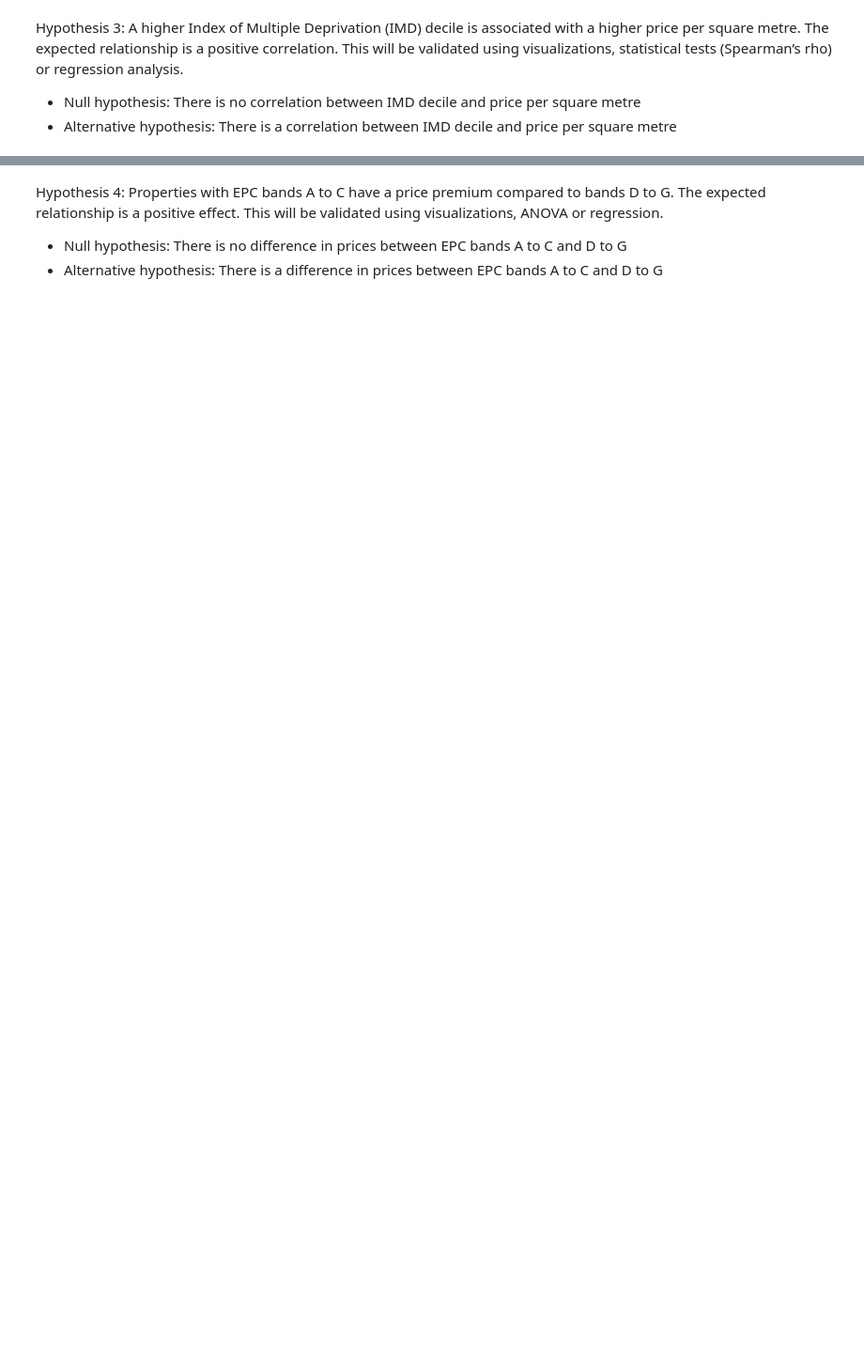
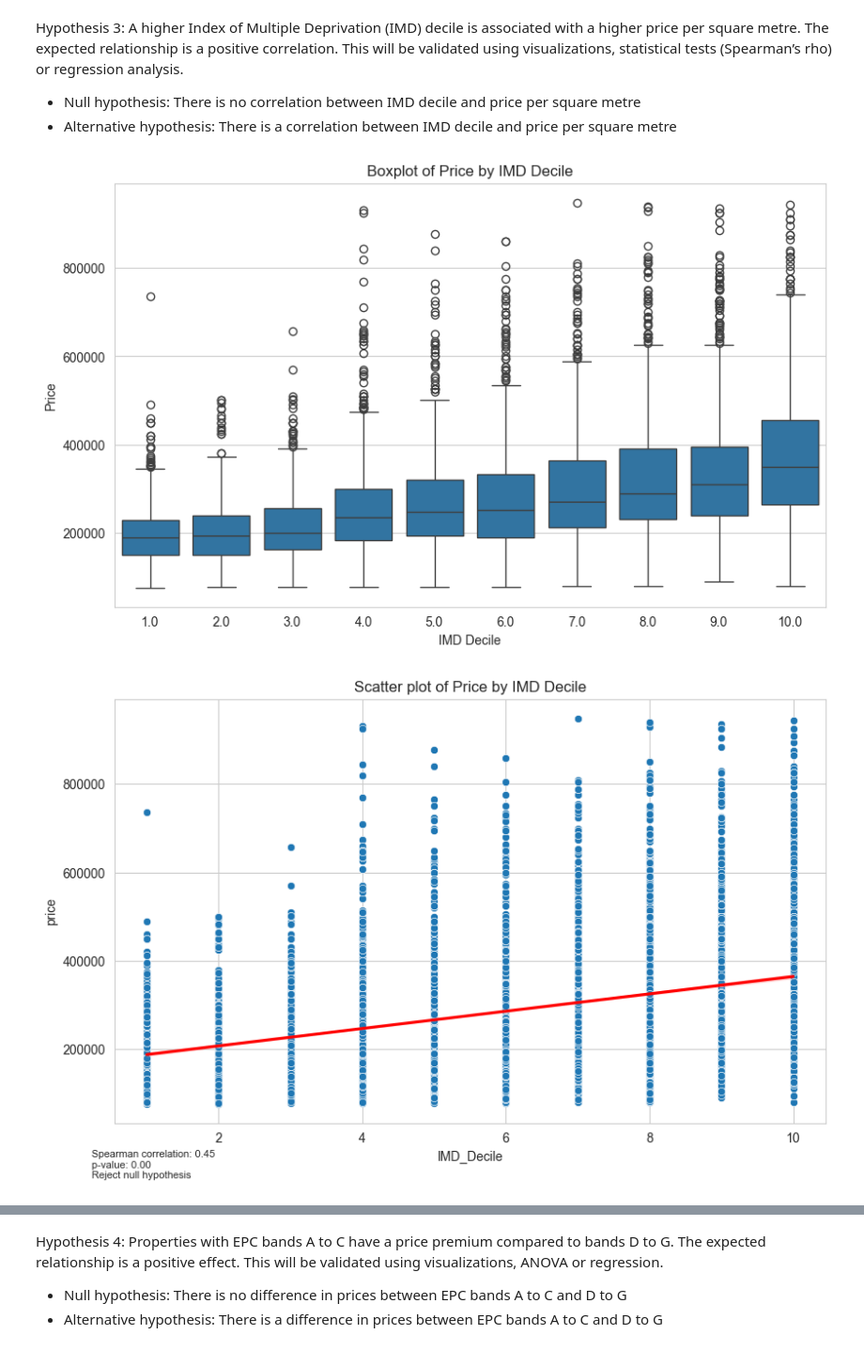
Before and after one commit to maleeper/Midlands_House_Prices, a Jupyter notebook: jupyter_notebooks/07 EDA and Hypotheses tests.ipynb, the cells around one changed output, grey strips where cells are left out. Shown at 94% size. Saved outputs shown, nothing was run; the diff lists cells and outputs as text; code cells hidden in the pictures; blank space fills up the shorter version.

```diff
--- a/jupyter_notebooks/07 EDA and Hypotheses tests.ipynb
+++ b/jupyter_notebooks/07 EDA and Hypotheses tests.ipynb
@@ -96,33 +125,6 @@ print(tukey)
 # %% [markdown]
 All pairwise comparisons are significant i.e. All property types have significantly different prices from each other
 We therefore reject the null hypothesis for all group comparisons and conclude that there is a statistically significant difference between all property types.
-# %%
-# What about price per sqm by property type?
-# plot boxplot of price per sqm by property_type sorted by property_type_order
-plt.figure(figsize=(10, 6))
-sns.boxplot(data=df, x='property_type', y='price_per_sqm', order=mean_prices.index)
-plt.title('Boxplot of Price per sqm by Property Type')
-plt.xlabel('Property Type')
-plt.ylabel('Price per sqm')
-plt.show()
-# # As we have multiple property types, we can use Tukey's HSD to find out which property types are different
-df['price_per_sqm'] = df['price'] / df['total_floor_area']
-tukey = pairwise_tukeyhsd(endog=df['price_per_sqm'], groups=df['property_type'], alpha=0.05)
-print(tukey)
-
-# set the legend labels to the property_type concatenated with the property_type_order
-df['property_type_order_legend'] = df['property_type_order'].astype(str) + ' - ' + df['property_type']
-
-# plot histogram of price per sqm distribution of property_type
-plt.figure(figsize=(10, 6))
-sns.histplot(data=df, x='price_per_sqm', hue='property_type_order_legend', bins=30, alpha=0.5, kde=True)
-plt.title('Histogram of Price per sqm by Property Type')
-plt.xlabel('Price per sqm')
-plt.ylabel('Frequency')
-plt.show()
-
-# drop intermediate columns used for plotting
-df = df.drop(columns=['property_type_order_legend'])
 # %%
 # visualize the relationship using an interactive scatter plot in plotly
 import plotly.express as px
@@ -203,47 +218,51 @@ Hypothesis 3: A higher Index of Multiple Deprivation (IMD) decile is associated
 df['price_per_sqm'] = df['price'] / df['total_floor_area']
 df.head()
 # %%
-# Hypothesis 3: A higher Index of Multiple Deprivation (IMD) decile is associated with a higher price per square metre. The expected relationship is a positive correlation. This will be validated using visualizations, statistical tests (Spearman’s rho) or regression analysis.
-# Null hypothesis: There is no correlation between IMD decile and price per square metre
-# Alternative hypothesis: There is a correlation between IMD decile and price per square metre
+# Hypothesis 3: A higher Index of Multiple Deprivation (IMD) decile is associated with a higher price. The expected relationship is a positive correlation. This will be validated using visualizations, statistical tests (Spearman’s rho) or regression analysis.
+# Null hypothesis: There is no correlation between IMD decile and price
+# Alternative hypothesis: There is a correlation between IMD decile and price
 
 # boxplot of price per sqm by IMD Decile
 plt.figure(figsize=(10, 6))
-sns.boxplot(data=df, x='IMD_Decile', y='price_per_sqm')
-plt.title('Boxplot of Price per sqm by IMD Decile')
+sns.boxplot(data=df, x='IMD_Decile', y='price')
+plt.title('Boxplot of Price by IMD Decile')
 plt.xlabel('IMD Decile')
 plt.ylabel('Price')
 plt.show()
 
-# scatter plot of price per sqm by IMD Decile
+# scatter plot of price by IMD Decile
 plt.figure(figsize=(10, 6))
 sns.scatterplot(data=df, x='IMD_Decile', y='price')
-plt.title('Scatter plot of Price per sqm by IMD Decile')
+plt.title('Scatter plot of Price by IMD Decile')
 plt.xlabel('IMD Decile')
 plt.ylabel('Price')
 # include a linear regression line
 sns.regplot(data=df, x='IMD_Decile', y='price', scatter=False, color='red')
 corr, p_value = stats.spearmanr(df['IMD_Decile'], df['price'])
 # Add a footnote with the hypothesis conclusion - supported by Copilot
 alpha = 0.05
 if p_value < alpha:
     plt.figtext(0.1, 0.01, f'Spearman correlation: {corr:.2f}\np-value: {p_value:.2f}\nReject null hypothesis', fontsize=8)
 else:
     plt.figtext(0.1, 0.01, f'Spearman correlation: {corr:.2f}\np-value: {p_value:.2f}\nFail to reject null hypothesis', fontsize=8)
 plt.show()
 
+# scatter plot of price by IMD Rank
 plt.figure(figsize=(10, 6))
 sns.scatterplot(data=df, x='IMD_Rank', y='price')
 plt.title('Scatter plot of Price per sqm by IMD Rank')
 plt.xlabel('IMD Rank')
 plt.ylabel('Price')
 # include a linear regression line
 sns.regplot(data=df, x='IMD_Rank', y='price', scatter=False, color='red')
 corr, p_value = stats.spearmanr(df['IMD_Rank'], df['price'])
 # Add a footnote with the hypothesis conclusion - supported by Copilot
 alpha = 0.05
 if p_value < alpha:
     plt.figtext(0.1, 0.01, f'Spearman correlation: {corr:.2f}\np-value: {p_value:.2f}\nReject null hypothesis', fontsize=8)
 else:
     plt.figtext(0.1, 0.01, f'Spearman correlation: {corr:.2f}\np-value: {p_value:.2f}\nFail to reject null hypothesis', fontsize=8)
 plt.show()
+# %% [output]
+[figure, added]
+[figure, added]
```
Also changed, not shown: parts of 13 cells of this notebook, 5 other files.
